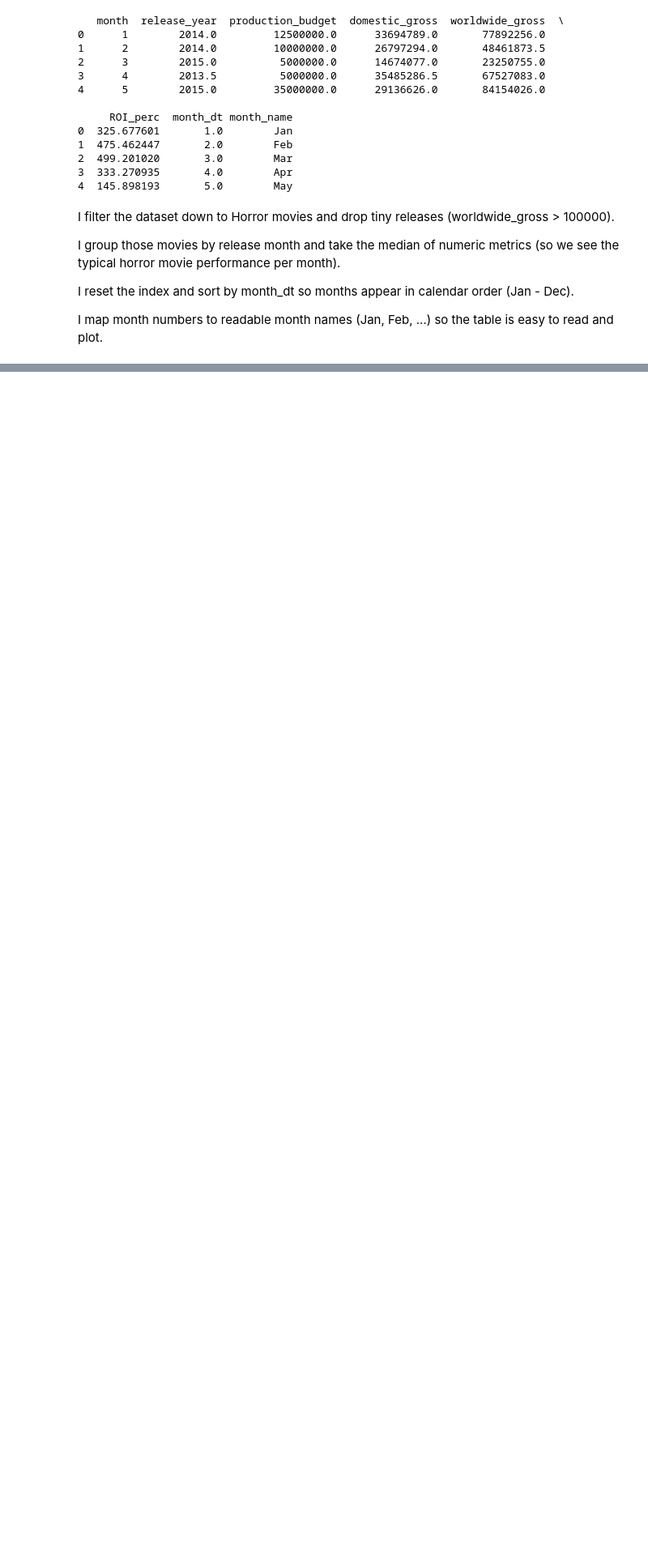
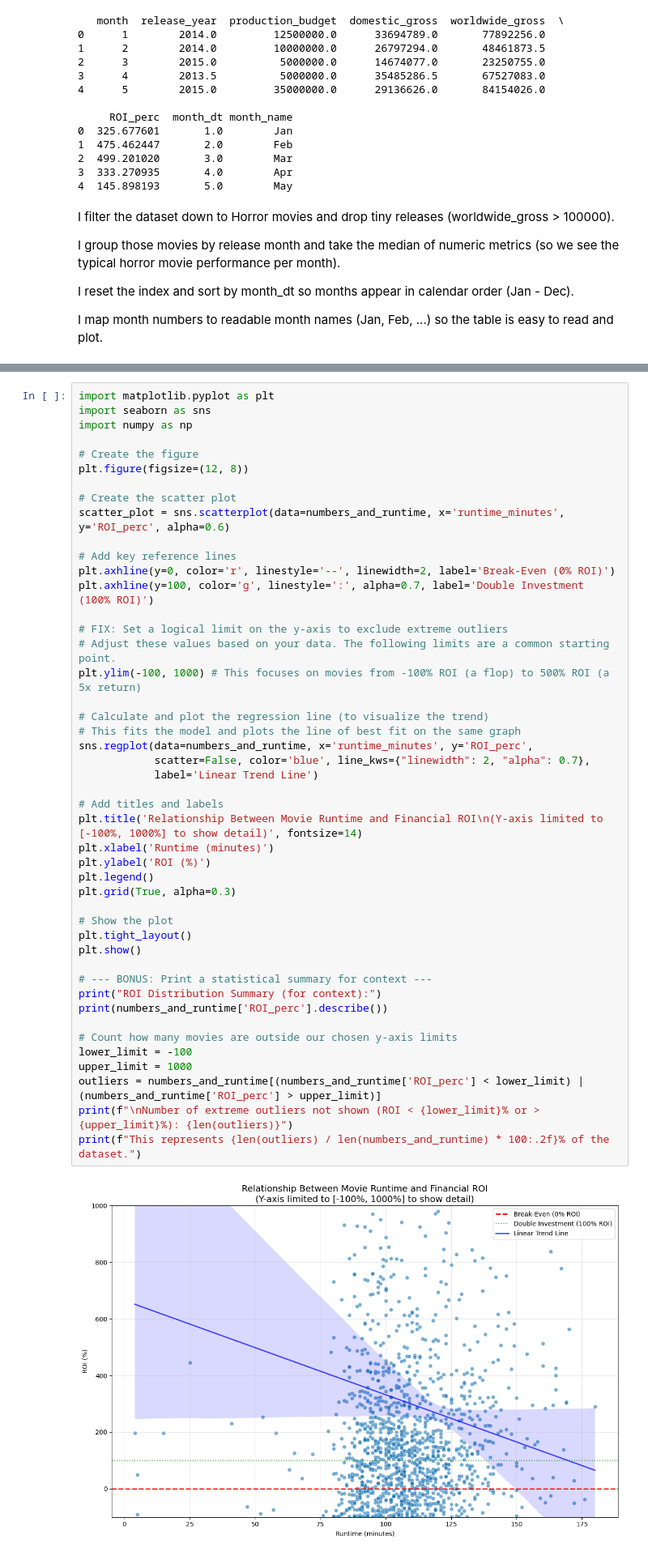
Before and after one commit to Ray-Onsongo/movie-data-analysis, a Jupyter notebook: movie-data-analysis.ipynb, the cells around one changed output, grey strips where cells are left out. Shown at 81% size. Cells and saved outputs as stored; diff of their text form; blank space fills up the shorter version.

```diff
--- a/movie-data-analysis.ipynb
+++ b/movie-data-analysis.ipynb
@@ -1164,0 +1247,48 @@ display(genre_overall_clean.describe())
+# %%
+import matplotlib.pyplot as plt
+import seaborn as sns
+import numpy as np
+
+# Create the figure
+plt.figure(figsize=(12, 8))
+
+# Create the scatter plot
+scatter_plot = sns.scatterplot(data=numbers_and_runtime, x='runtime_minutes', y='ROI_perc', alpha=0.6)
+
+# Add key reference lines
+plt.axhline(y=0, color='r', linestyle='--', linewidth=2, label='Break-Even (0% ROI)')
+plt.axhline(y=100, color='g', linestyle=':', alpha=0.7, label='Double Investment (100% ROI)')
+
+# FIX: Set a logical limit on the y-axis to exclude extreme outliers
+# Adjust these values based on your data. The following limits are a common starting point.
+plt.ylim(-100, 1000) # This focuses on movies from -100% ROI (a flop) to 500% ROI (a 5x return)
+
+# Calculate and plot the regression line (to visualize the trend)
+# This fits the model and plots the line of best fit on the same graph
+sns.regplot(data=numbers_and_runtime, x='runtime_minutes', y='ROI_perc',
+            scatter=False, color='blue', line_kws={"linewidth": 2, "alpha": 0.7},
+            label='Linear Trend Line')
+
+# Add titles and labels
+plt.title('Relationship Between Movie Runtime and Financial ROI\n(Y-axis limited to [-100%, 1000%] to show detail)', fontsize=14)
+plt.xlabel('Runtime (minutes)')
+plt.ylabel('ROI (%)')
+plt.legend()
+plt.grid(True, alpha=0.3)
+
+# Show the plot
+plt.tight_layout()
+plt.show()
+
+# --- BONUS: Print a statistical summary for context ---
+print("ROI Distribution Summary (for context):")
+print(numbers_and_runtime['ROI_perc'].describe())
+
+# Count how many movies are outside our chosen y-axis limits
+lower_limit = -100
+upper_limit = 1000
+outliers = numbers_and_runtime[(numbers_and_runtime['ROI_perc'] < lower_limit) | (numbers_and_runtime['ROI_perc'] > upper_limit)]
+print(f"\nNumber of extreme outliers not shown (ROI < {lower_limit}% or > {upper_limit}%): {len(outliers)}")
+print(f"This represents {len(outliers) / len(numbers_and_runtime) * 100:.2f}% of the dataset.")
+# %% [output]
+[figure, added]
```
Also changed, not shown: parts of 149 cells of this notebook.
